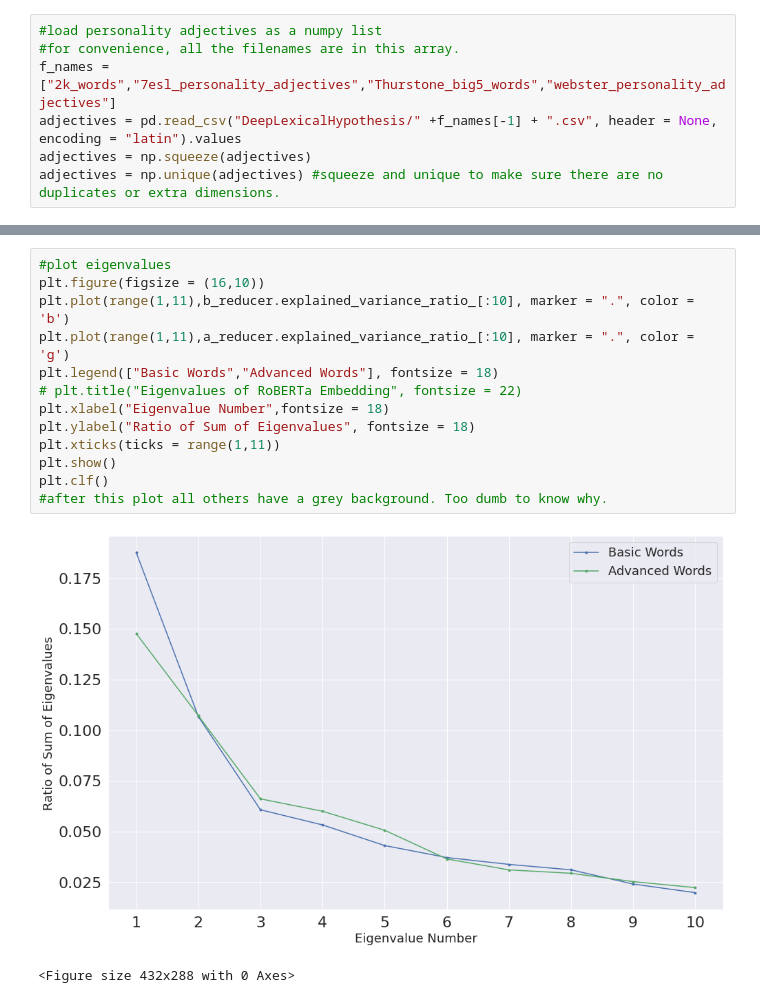
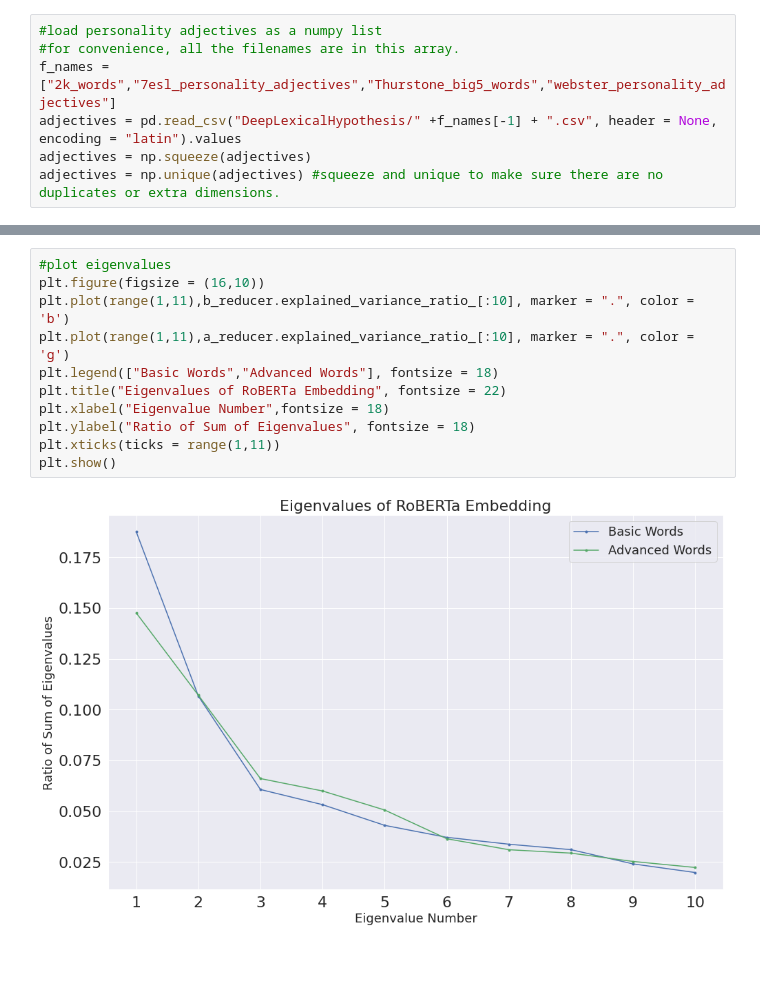
Before and after one commit to andcut/DeepLexicalHypothesis, a Jupyter notebook: DeepLexicalHypothesis.ipynb, the cells around one changed output, grey strips where cells are left out. Drawn from its saved outputs; the diff is of its cells as text; blank space fills up the shorter version.

```diff
--- a/DeepLexicalHypothesis.ipynb
+++ b/DeepLexicalHypothesis.ipynb
@@ -171,19 +179,16 @@ plt.show()
 # %%
 #plot eigenvalues
 plt.figure(figsize = (16,10))
 plt.plot(range(1,11),b_reducer.explained_variance_ratio_[:10], marker = ".", color = 'b')
 plt.plot(range(1,11),a_reducer.explained_variance_ratio_[:10], marker = ".", color = 'g')
 plt.legend(["Basic Words","Advanced Words"], fontsize = 18)
-# plt.title("Eigenvalues of RoBERTa Embedding", fontsize = 22)
+plt.title("Eigenvalues of RoBERTa Embedding", fontsize = 22)
 plt.xlabel("Eigenvalue Number",fontsize = 18)
 plt.ylabel("Ratio of Sum of Eigenvalues", fontsize = 18)
 plt.xticks(ticks = range(1,11))
 plt.show()
-plt.clf()
-#after this plot all others have a grey background. Too dumb to know why.
 # %% [output]
-[figure, old version]
+[figure, new version]
-<Figure size 432x288 with 0 Axes>
 # %%
 #comparison of PCA and FA
 n_components = 10
```
Also changed, not shown: parts of 12 cells of this notebook.
